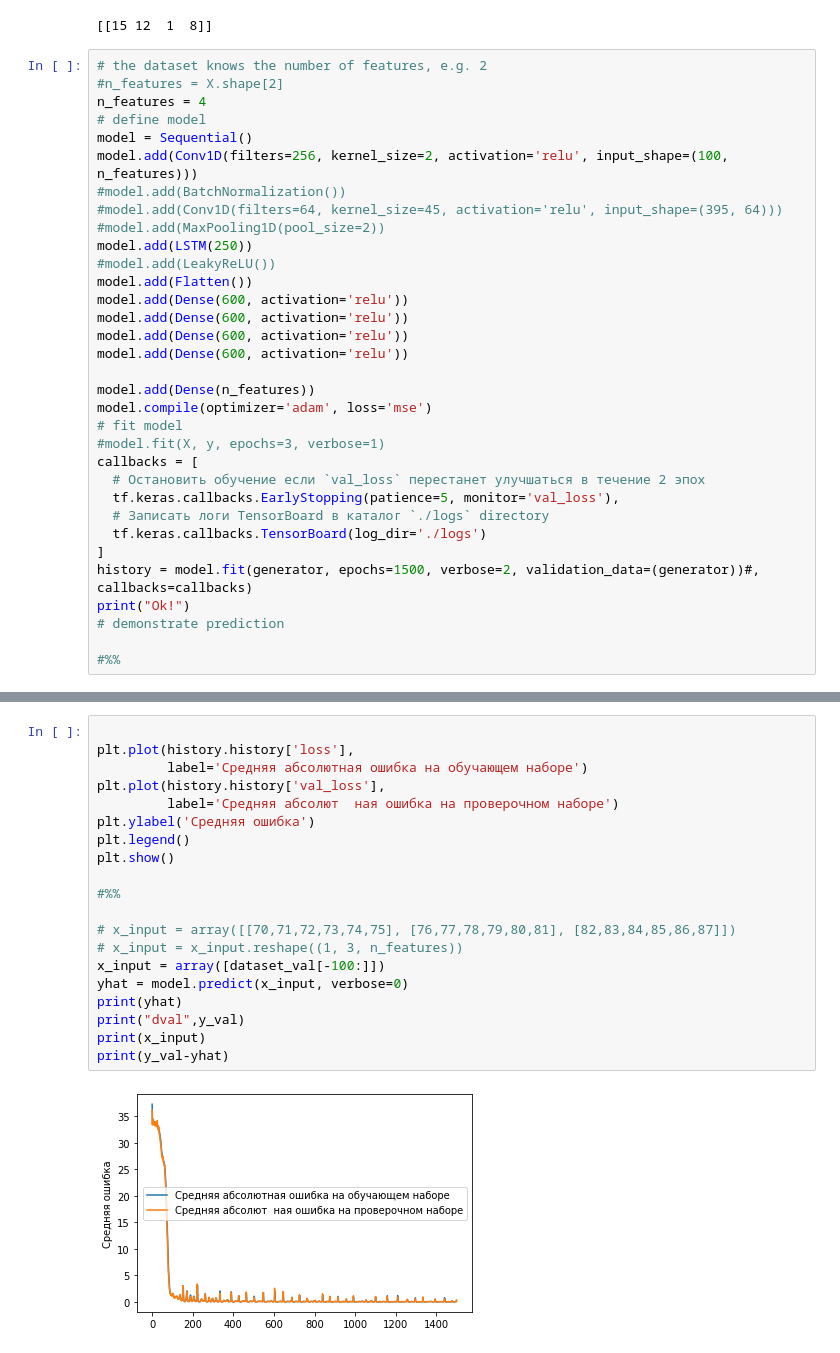
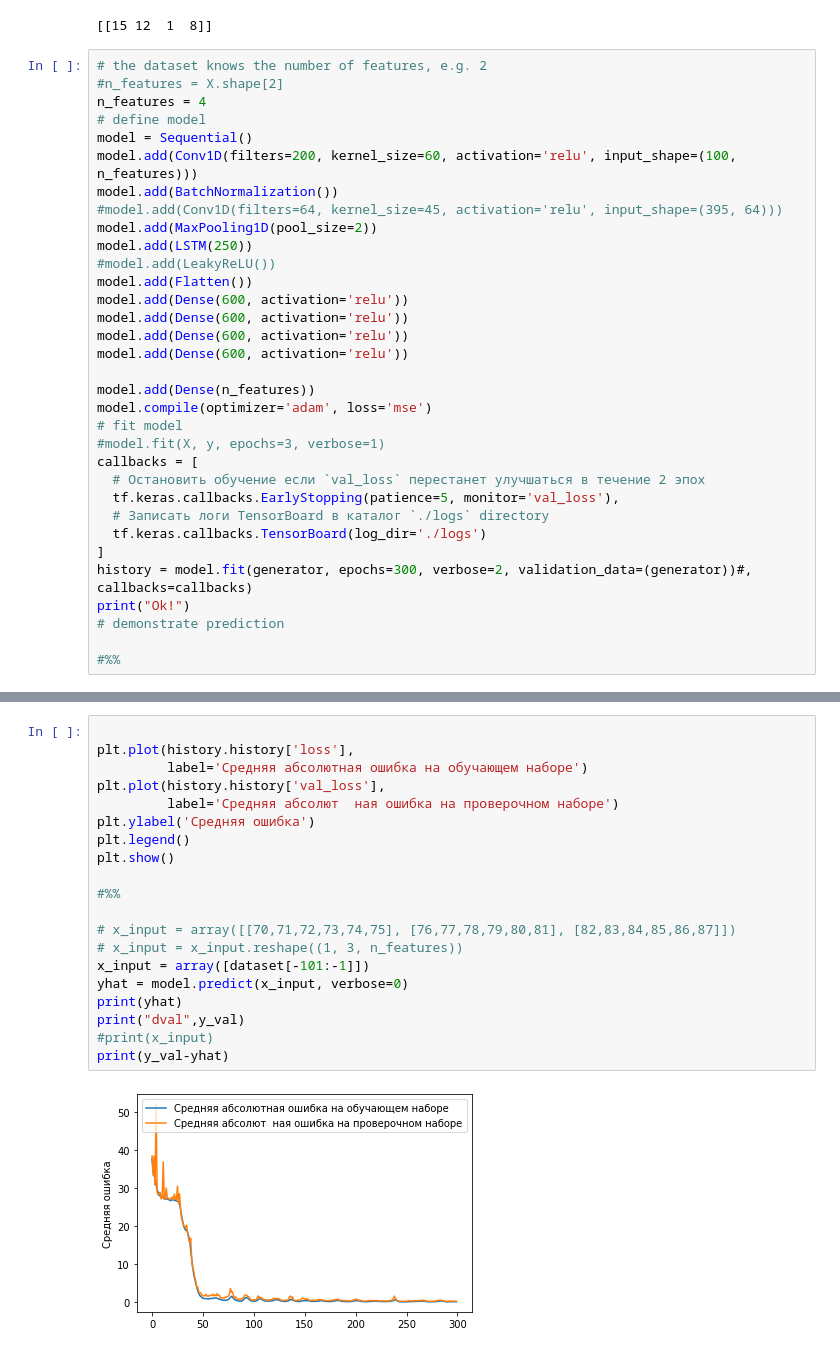
Before and after one commit to fazalpge/Forecast, a Jupyter notebook: По 4 цифры.ipynb, the cells around one changed output, grey strips where cells are left out. Drawn from its saved outputs; the diff is of its cells as text.

```diff
--- a/По 4 цифры.ipynb
+++ b/По 4 цифры.ipynb
@@ -78,10 +78,10 @@ print (y_val)
 n_features = 4
 # define model
 model = Sequential()
-model.add(Conv1D(filters=256, kernel_size=2, activation='relu', input_shape=(100, n_features)))
-#model.add(BatchNormalization())
+model.add(Conv1D(filters=200, kernel_size=60, activation='relu', input_shape=(100, n_features)))
+model.add(BatchNormalization())
 #model.add(Conv1D(filters=64, kernel_size=45, activation='relu', input_shape=(395, 64)))
-#model.add(MaxPooling1D(pool_size=2))
+model.add(MaxPooling1D(pool_size=2))
 model.add(LSTM(250))
 #model.add(LeakyReLU())
 model.add(Flatten())
@@ -100,7 +100,7 @@ callbacks = [
   # Записать логи TensorBoard в каталог `./logs` directory
   tf.keras.callbacks.TensorBoard(log_dir='./logs')
 ]
-history = model.fit(generator, epochs=1500, verbose=2, validation_data=(generator))#, callbacks=callbacks)
+history = model.fit(generator, epochs=300, verbose=2, validation_data=(generator))#, callbacks=callbacks)
 print("Ok!")
 # demonstrate prediction
 
@@ -126,22 +126,22 @@ Ok!
 # %%
 
 plt.plot(history.history['loss'],
          label='Средняя абсолютная ошибка на обучающем наборе')
 plt.plot(history.history['val_loss'],
          label='Средняя абсолют  ная ошибка на проверочном наборе')
 plt.ylabel('Средняя ошибка')
 plt.legend()
 plt.show()
 
 #%%
 
 # x_input = array([[70,71,72,73,74,75], [76,77,78,79,80,81], [82,83,84,85,86,87]])
 # x_input = x_input.reshape((1, 3, n_features))
-x_input = array([dataset_val[-100:]])
+x_input = array([dataset[-101:-1]])
 yhat = model.predict(x_input, verbose=0)
 print(yhat)
 print("dval",y_val)
-print(x_input)
+#print(x_input)
 print(y_val-yhat)
 # %% [output]
-[figure, old version]
+[figure, new version]
```
Also changed, not shown: parts of 3 cells of this notebook.
